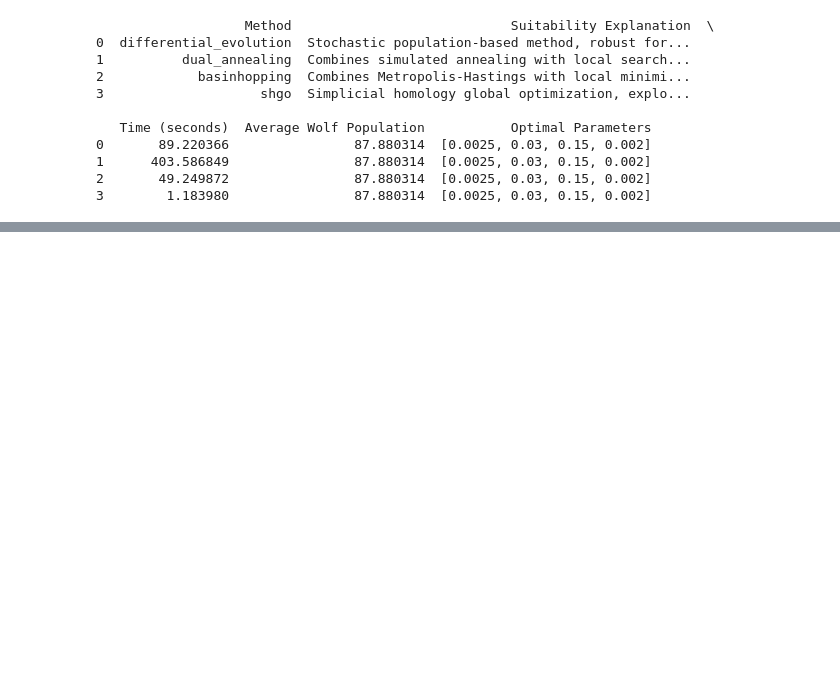
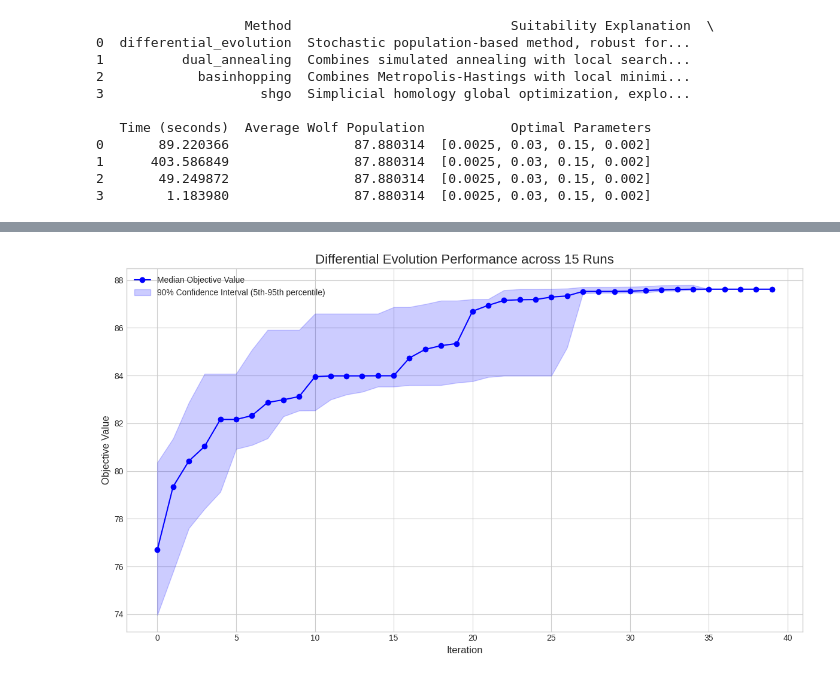
Before and after one commit to juancamiloespana/RL_DS, a Jupyter notebook: Lotka_volterra/optimizacion_lotka.ipynb, the cells around one changed output, grey strips where cells are left out. Drawn from its saved outputs; the diff is of its cells as text; code cells hidden in the pictures; blank space fills up the shorter version.

```diff
--- a/Lotka_volterra/optimizacion_lotka.ipynb
+++ b/Lotka_volterra/optimizacion_lotka.ipynb
@@ -156,0 +249,33 @@ print(df)
+# %%
+df_results=pd.read_csv('resultados/DE_lotka_volterra_results.csv')
+
+grouped_by_iter = df_results.groupby('Iteration')['Objective Value']
+median_values = grouped_by_iter.quantile(0.5)*-1
+lower_quantile = grouped_by_iter.quantile(0.05)*-1
+upper_quantile = grouped_by_iter.quantile(0.95)*-1
+# %%
+import matplotlib.pyplot as plt
+# --- 5. Graph the Results ---
+plt.style.use('seaborn-v0_8-whitegrid')
+fig, ax = plt.subplots(figsize=(12, 7))
+
+ax.plot(median_values.index, median_values, 'o-', color='blue', label='Median Objective Value')
+ax.fill_between(
+    lower_quantile.index,
+    lower_quantile,
+    upper_quantile,
+    color='blue',
+    alpha=0.2,
+    label='90% Confidence Interval (5th-95th percentile)'
+)
+
+ax.set_title(f'Differential Evolution Performance across {N_RUNS} Runs', fontsize=16)
+ax.set_xlabel('Iteration', fontsize=12)
+ax.set_ylabel('Objective Value', fontsize=12)
+ax.legend(fontsize=10)
+#ax.set_xticks(range(MAX_ITER + 1))
+#plt.yscale('log')
+plt.tight_layout()
+plt.show()
+# %% [output]
+[figure, added]
```
Also changed, not shown: parts of 13 cells of this notebook, 3 other files.
